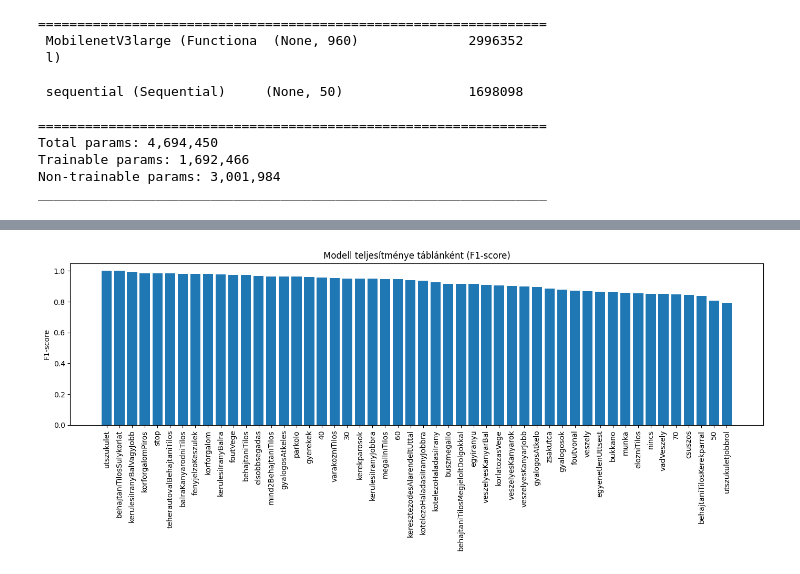
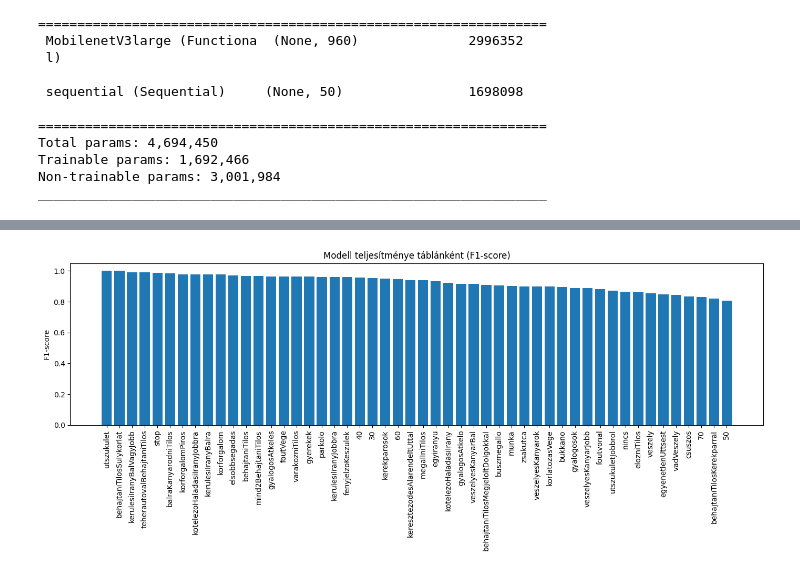
Before and after one commit to fabianmatee/kozlekedesi_tabla_felismero, a Jupyter notebook: Main/main.ipynb, the cells around one changed output, grey strips where cells are left out. Saved outputs shown, nothing was run; the diff lists cells and outputs as text; code cells hidden in the pictures.

```diff
--- a/Main/main.ipynb
+++ b/Main/main.ipynb
@@ -1042,24 +916,0 @@ callbacks = [
-# %%
-# OLD Compiling [not in use]
-
-#optimizer = tf.keras.optimizers.Adam(learning_rate=1e-5)
-
-optimizer = tf.keras.optimizers.Adam(
-    learning_rate=learning_rate,
-    # decay=0.004,
-    # use_ema=True,
-    epsilon=1e-07
-)
-
-model.compile(
-    optimizer=optimizer,
-    loss=criterion,
-    metrics=[
-        "accuracy", # tf.keras.metrics.Accuracy(name='accuracy'),
-        # tf.keras.metrics.AUC(name='AUC', multi_label=True),
-        tf.keras.metrics.Precision(name='precision'),
-        tf.keras.metrics.Recall(name='recall'),
-        tfa.metrics.F1Score(50, name='f1', ),
-        # tfa.metrics.CohenKappa(num_classes=len(class_names))
-    ]
-)
@@ -1068,13 +916,0 @@ NameError: name 'model' is not defined
-# %%
-# OLD Training [not in use]
-history = model.fit(
-    train_ds,
-    validation_data=val_ds,
-    epochs=20,
-    validation_freq=1,
-    #callbacks=callbacks,
-    # shuffle=True,
-    # class_weight=sk_class_weights,
-    # use_multiprocessing=False
-    # verbose=2
-)
@@ -1253,7 +1083,6 @@ print(model_path)
 # %%
 # Load model
 full_model = load_model("../mentett_model/full_pipeline_best_val_recall_05_19_2025_16_58.keras", custom_objects={
-    'SwiGLU': SwiGLU,
     'F1Score': tfa.metrics.F1Score
 })
 # %%
@@ -1333,7 +1162,8 @@ sign_names = class_names_annotations
 
 labels_df = pd.read_csv("../MultiLabelFrames/labels_filtered.csv")
 
-index = 241
+#index = 5090 #FN
+index = 5400
 
 valid_images = labels_df["filename"].tolist()
 if index >= len(valid_images):
@@ -1413,7 +1243,7 @@ nincs                                    Pred: 1.00  |  True: 1
 # %%
 # F1-score for all road signs
 
-THRESHOLD = 0.4
+THRESHOLD = 0.5
 
 df = pd.read_csv(filtered_path)
 sign_names = df.columns.drop("filename").tolist()
@@ -1490,4 +1320,4 @@ plt.show()
-[figure, old version]
+[figure, new version]
 # %%
 # Prediction for videos to CSV files
 
```
Also changed, not shown: parts of 30 cells of this notebook, 7 other files.
